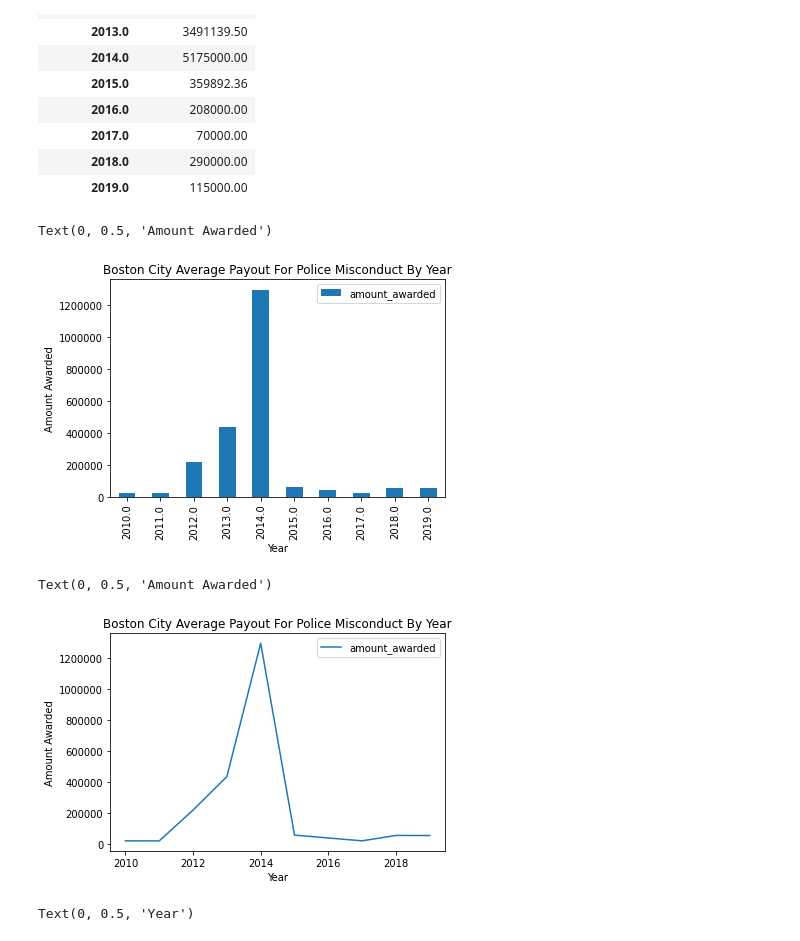
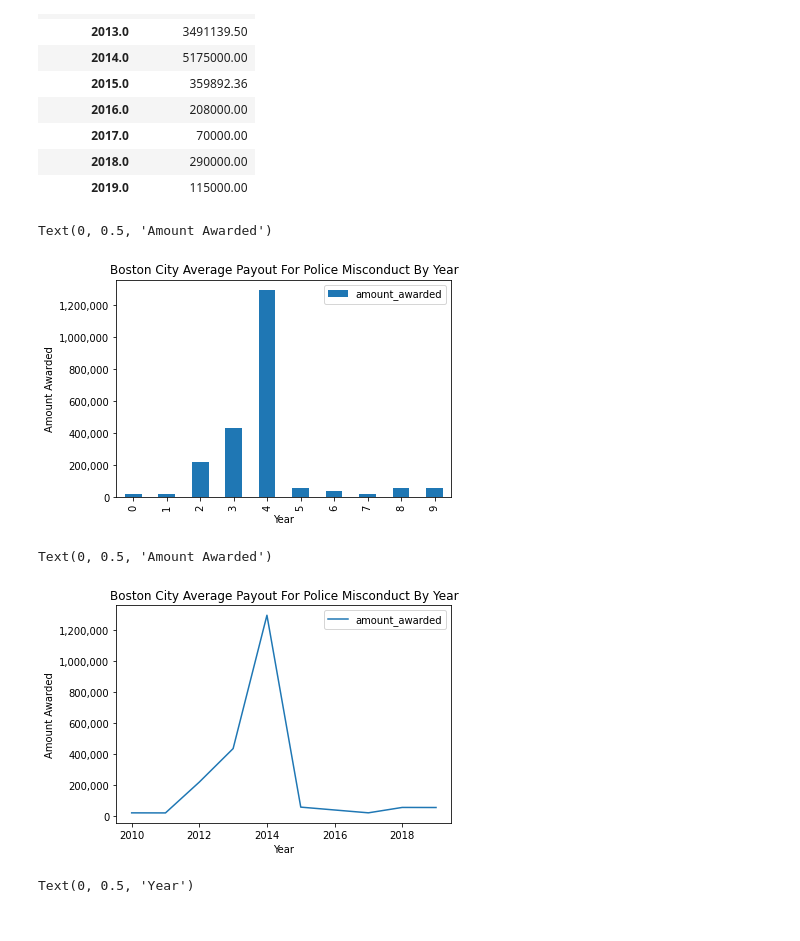
Before and after one commit to shethinksnyc/JTC_WOW_CAPSTONE, a Jupyter notebook: graphs.ipynb, the cells around one changed output. Cells and saved outputs as stored; diff of their text form; code cells hidden in the pictures.

```diff
--- a/graphs.ipynb
+++ b/graphs.ipynb
@@ -97,22 +98,23 @@ boston_graph_sum
 | 2019.0 | 115000.00 |
 # %%
 plot = boston_graph_mean.plot.bar()
-plt.gcf().axes[0].yaxis.get_major_formatter().set_scientific(False)
+plot.yaxis.set_major_formatter(mpl.ticker.StrMethodFormatter('{x:,.0f}'))
+plot.xaxis.set_major_formatter(mpl.ticker.StrMethodFormatter('{x:,.0f}'))
 plot.set_title('Boston City Average Payout For Police Misconduct By Year')
 plot.set_xlabel('Year')
 plot.set_ylabel('Amount Awarded')
 # %% [output]
 Text(0, 0.5, 'Amount Awarded')
-[figure, old version]
+[figure, new version]
 # %%
-plot = boston_graph_mean.plot()
-plt.gcf().axes[0].yaxis.get_major_formatter().set_scientific(False)
-plot.set_title('Boston City Average Payout For Police Misconduct By Year')
-plot.set_xlabel('Year')
-plot.set_ylabel('Amount Awarded')
+boston_graph = boston_graph_mean.plot()
+boston_graph.yaxis.set_major_formatter(mpl.ticker.StrMethodFormatter('{x:,.0f}'))
+boston_graph.set_title('Boston City Average Payout For Police Misconduct By Year')
+boston_graph.set_xlabel('Year')
+boston_graph.set_ylabel('Amount Awarded')
 # %% [output]
 Text(0, 0.5, 'Amount Awarded')
-[figure, old version]
+[figure, new version]
 # %%
 plot = boston_graph_mean.plot.barh()
 plt.gcf().axes[0].xaxis.get_major_formatter().set_scientific(False)
```
Also changed, not shown: parts of 1 cell of this notebook.
